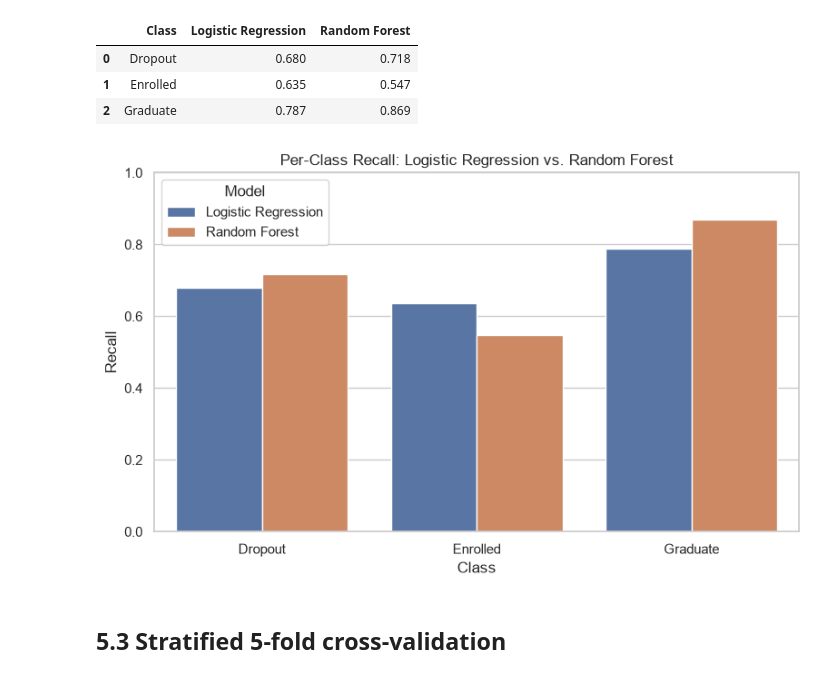
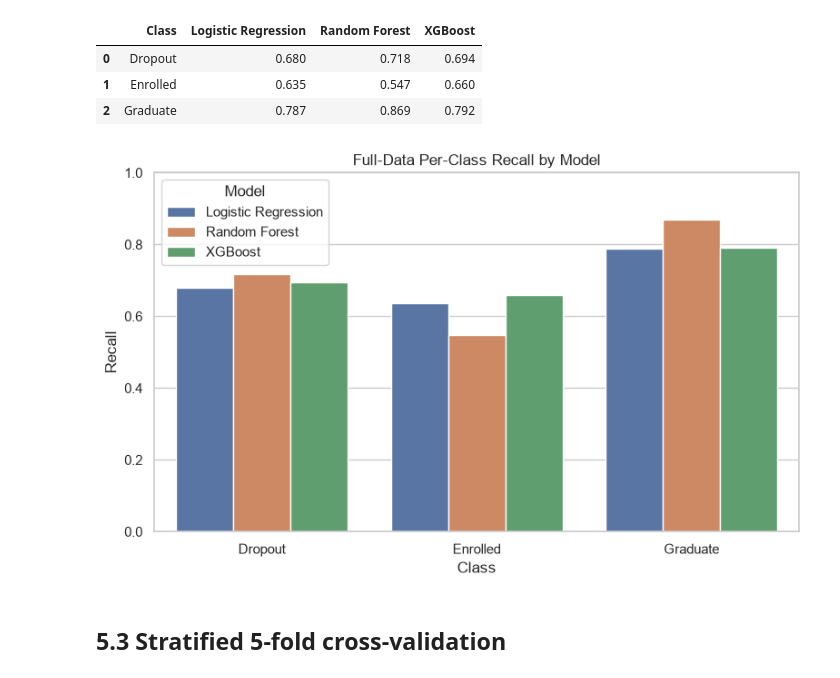
Before and after one commit to itsjavi16/student-dropout-prediction, a Jupyter notebook: notebooks/05_model_comparison.ipynb, the cells around one changed output. Saved outputs shown, nothing was run; the diff lists cells and outputs as text; code cells hidden in the pictures.

Commit message:
Add XGBoost model and comparison workflow

```diff
--- a/notebooks/05_model_comparison.ipynb
+++ b/notebooks/05_model_comparison.ipynb
@@ -97,40 +104,47 @@ plt.show()
-# %%
-classes = ["Dropout", "Enrolled", "Graduate"]
-
-_, _, X_test_lr, y_test_lr, y_pred_lr = evaluate_feature_set(
-    df, feature_sets["Full Data"], "Full Data", get_logistic_regression(),
-    scale_numeric=True, return_split=True
-)
-_, _, X_test_rf, y_test_rf, y_pred_rf = evaluate_feature_set(
-    df, feature_sets["Full Data"], "Full Data", get_random_forest(),
-    scale_numeric=False, return_split=True
-)
-
-logreg_class_recall = recall_score(y_test_lr, y_pred_lr, labels=classes, average=None)
-rf_class_recall = recall_score(y_test_rf, y_pred_rf, labels=classes, average=None)
-
-recall_comparison = pd.DataFrame({
-    "Class": classes,
-    "Logistic Regression": logreg_class_recall,
-    "Random Forest": rf_class_recall
-})
-display(recall_comparison.round(3))
-# %% [output]
-|  | Class | Logistic Regression | Random Forest |
-| 0 | Dropout | 0.680 | 0.718 |
-| 1 | Enrolled | 0.635 | 0.547 |
-| 2 | Graduate | 0.787 | 0.869 |
+# %%
+classes = ["Dropout", "Enrolled", "Graduate"]
+
+_, _, X_test_lr, y_test_lr, y_pred_lr = evaluate_feature_set(
+    df, feature_sets["Full Data"], "Full Data", get_logistic_regression(),
+    scale_numeric=True, return_split=True
+)
+_, _, X_test_rf, y_test_rf, y_pred_rf = evaluate_feature_set(
+    df, feature_sets["Full Data"], "Full Data", get_random_forest(),
+    scale_numeric=False, return_split=True
+)
+
+_, _, X_test_xgb, y_test_xgb, y_pred_xgb = evaluate_xgboost_feature_set(
+    df=df, feature_cols=feature_sets["Full Data"], feature_set_name="Full Data", return_split=True
+)
+
+logreg_class_recall = recall_score(y_test_lr, y_pred_lr, labels=classes, average=None)
+rf_class_recall = recall_score(y_test_rf, y_pred_rf, labels=classes, average=None)
+xgb_class_recall = recall_score(y_test_xgb, y_pred_xgb, labels=classes, average=None)
+
+recall_comparison = pd.DataFrame({
+    "Class": classes,
+    "Logistic Regression": logreg_class_recall,
+    "Random Forest": rf_class_recall,
+    "XGBoost": xgb_class_recall
+})
+
+display(recall_comparison.round(3))
+# %% [output]
+|  | Class | Logistic Regression | Random Forest | XGBoost |
+| 0 | Dropout | 0.680 | 0.718 | 0.694 |
+| 1 | Enrolled | 0.635 | 0.547 | 0.660 |
+| 2 | Graduate | 0.787 | 0.869 | 0.792 |
 # %%
 recall_comparison_long = recall_comparison.melt(id_vars="Class", var_name="Model", value_name="Recall")
 
 fig, ax = plt.subplots(figsize=(8, 5))
 sns.barplot(data=recall_comparison_long, x="Class", y="Recall", hue="Model", ax=ax)
 ax.set_ylim(0, 1)
-ax.set_title("Per-Class Recall: Logistic Regression vs. Random Forest")
+ax.set_title("Full-Data Per-Class Recall by Model")
 plt.tight_layout()
 plt.show()
 # %% [output]
-[figure, old version]
+[figure, new version]
 # %% [markdown]
 ## 5.3 Stratified 5-fold cross-validation
 # %%
```
Also changed, not shown: parts of 10 cells of this notebook, 3 other files.
